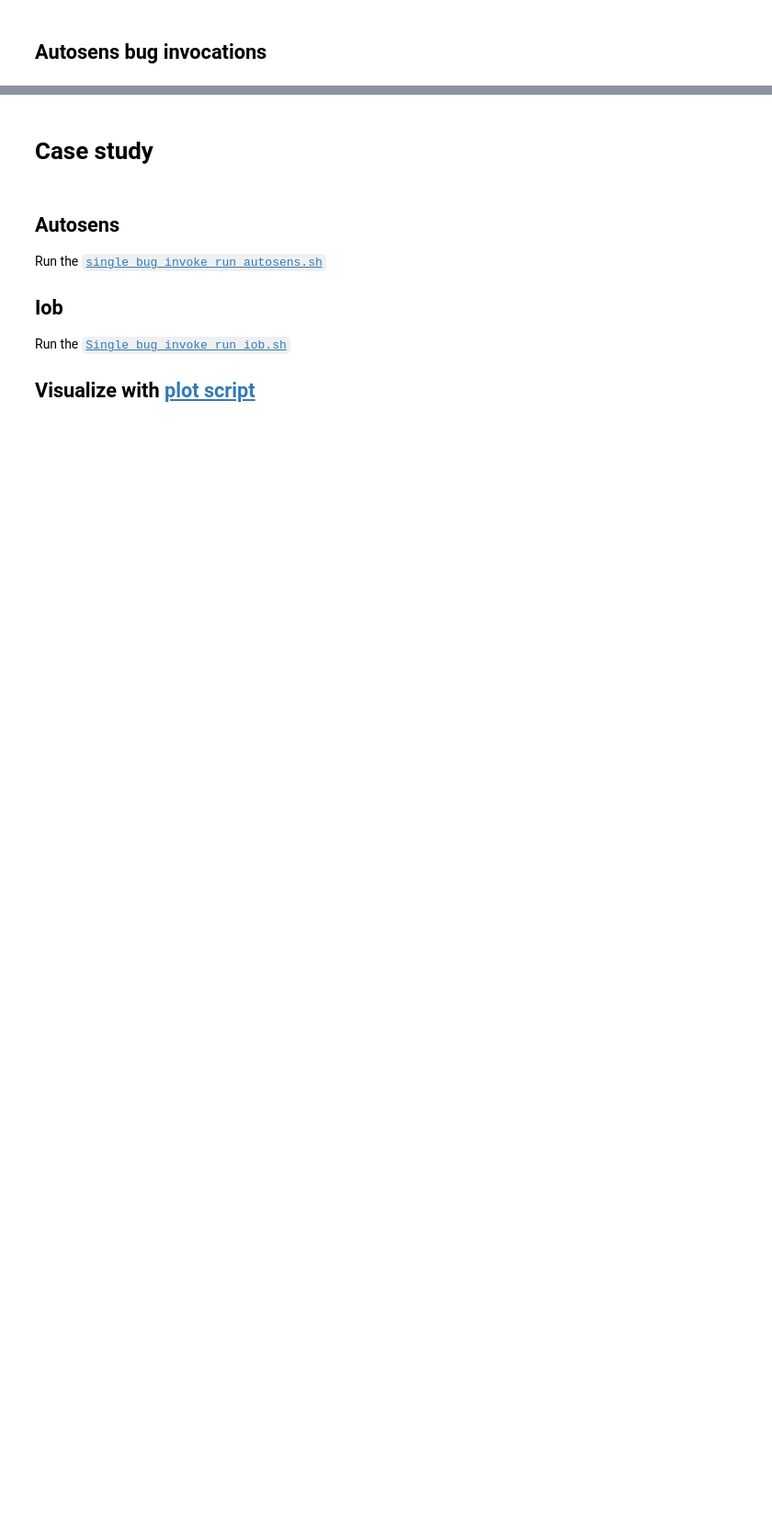
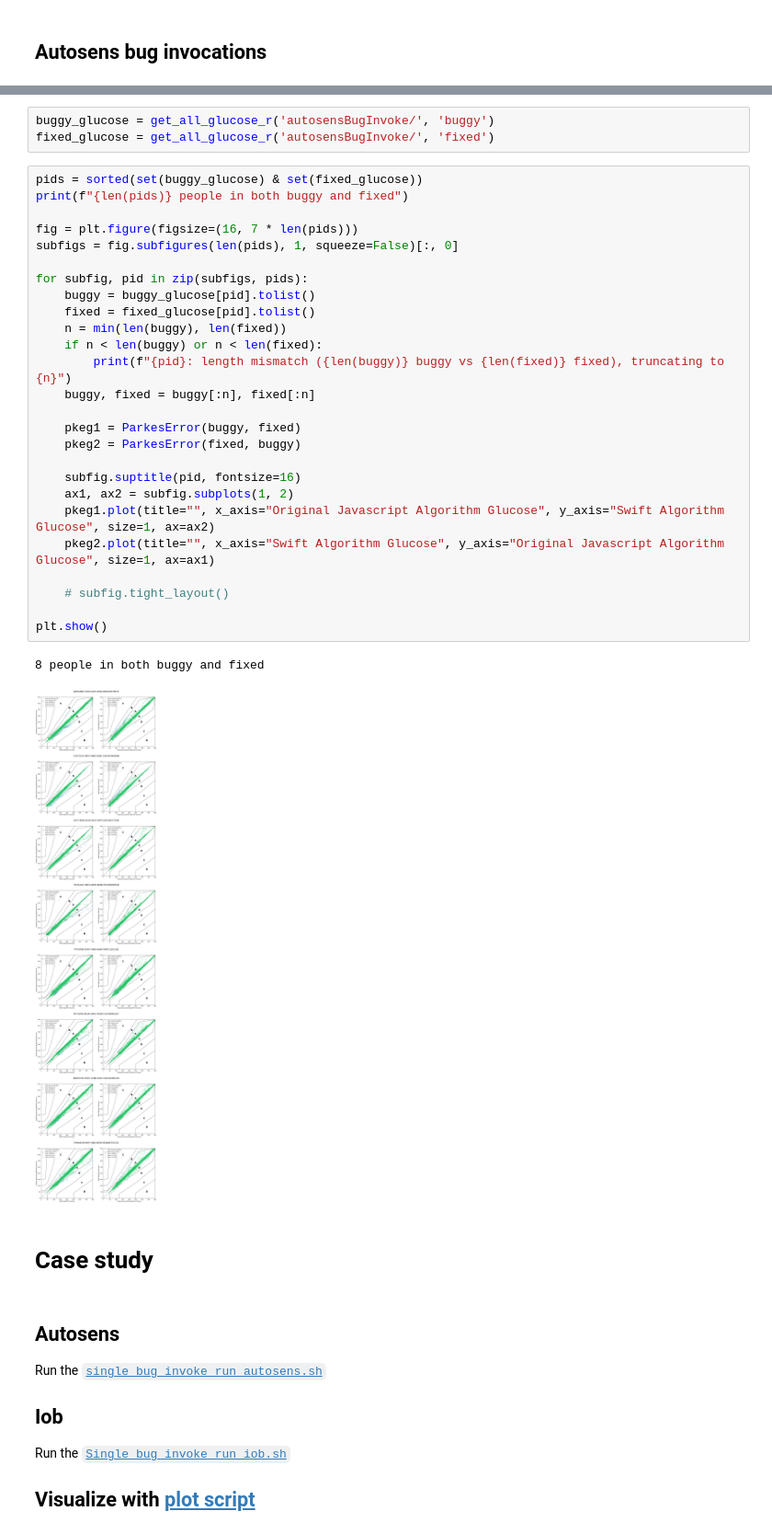
Before and after one commit to tscreven/AIDFramework, a Jupyter notebook: data-driven_replay_simulation_analysis.ipynb, the cells around one changed output, grey strips where cells are left out. Shown at 92% size. Saved outputs shown, nothing was run; the diff lists cells and outputs as text; blank space fills up the shorter version.

```diff
--- a/data-driven_replay_simulation_analysis.ipynb
+++ b/data-driven_replay_simulation_analysis.ipynb
@@ -117,3 +120,35 @@ plt.show()
+# %%
+buggy_glucose = get_all_glucose_r('autosensBugInvoke/', 'buggy')
+fixed_glucose = get_all_glucose_r('autosensBugInvoke/', 'fixed')
+# %%
+pids = sorted(set(buggy_glucose) & set(fixed_glucose))
+print(f"{len(pids)} people in both buggy and fixed")
+
+fig = plt.figure(figsize=(16, 7 * len(pids)))
+subfigs = fig.subfigures(len(pids), 1, squeeze=False)[:, 0]
+
+for subfig, pid in zip(subfigs, pids):
+    buggy = buggy_glucose[pid].tolist()
+    fixed = fixed_glucose[pid].tolist()
+    n = min(len(buggy), len(fixed))
+    if n < len(buggy) or n < len(fixed):
+        print(f"{pid}: length mismatch ({len(buggy)} buggy vs {len(fixed)} fixed), truncating to {n}")
+    buggy, fixed = buggy[:n], fixed[:n]
+
+    pkeg1 = ParkesError(buggy, fixed)
+    pkeg2 = ParkesError(fixed, buggy)
+
+    subfig.suptitle(pid, fontsize=16)
+    ax1, ax2 = subfig.subplots(1, 2)
+    pkeg1.plot(title="", x_axis="Original Javascript Algorithm Glucose", y_axis="Swift Algorithm Glucose", size=1, ax=ax2)
+    pkeg2.plot(title="", x_axis="Swift Algorithm Glucose", y_axis="Original Javascript Algorithm Glucose", size=1, ax=ax1)
+
+    # subfig.tight_layout()
+
+plt.show()
+# %% [output]
+8 people in both buggy and fixed
+[figure, added]
 # %% [markdown]
 # Case study
 # %% [markdown]
```
Also changed, not shown: parts of 4 cells of this notebook, 1 other file.
